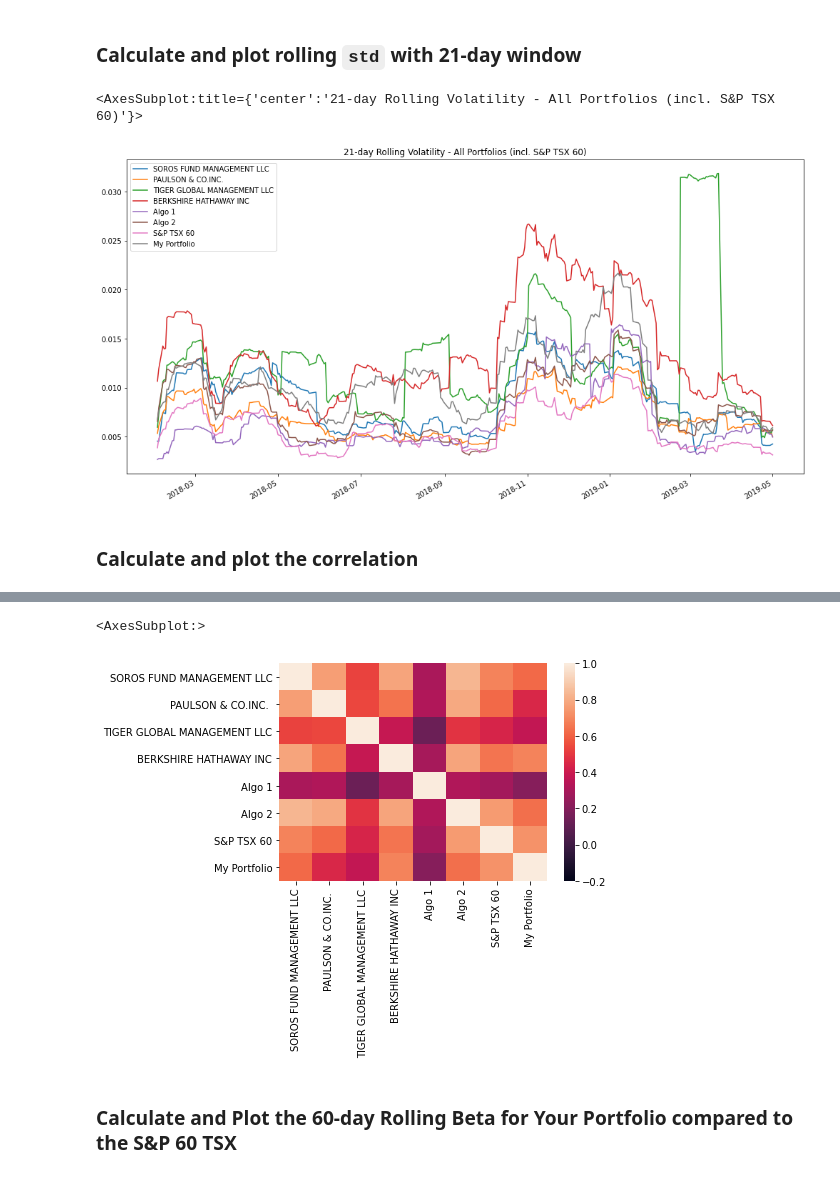
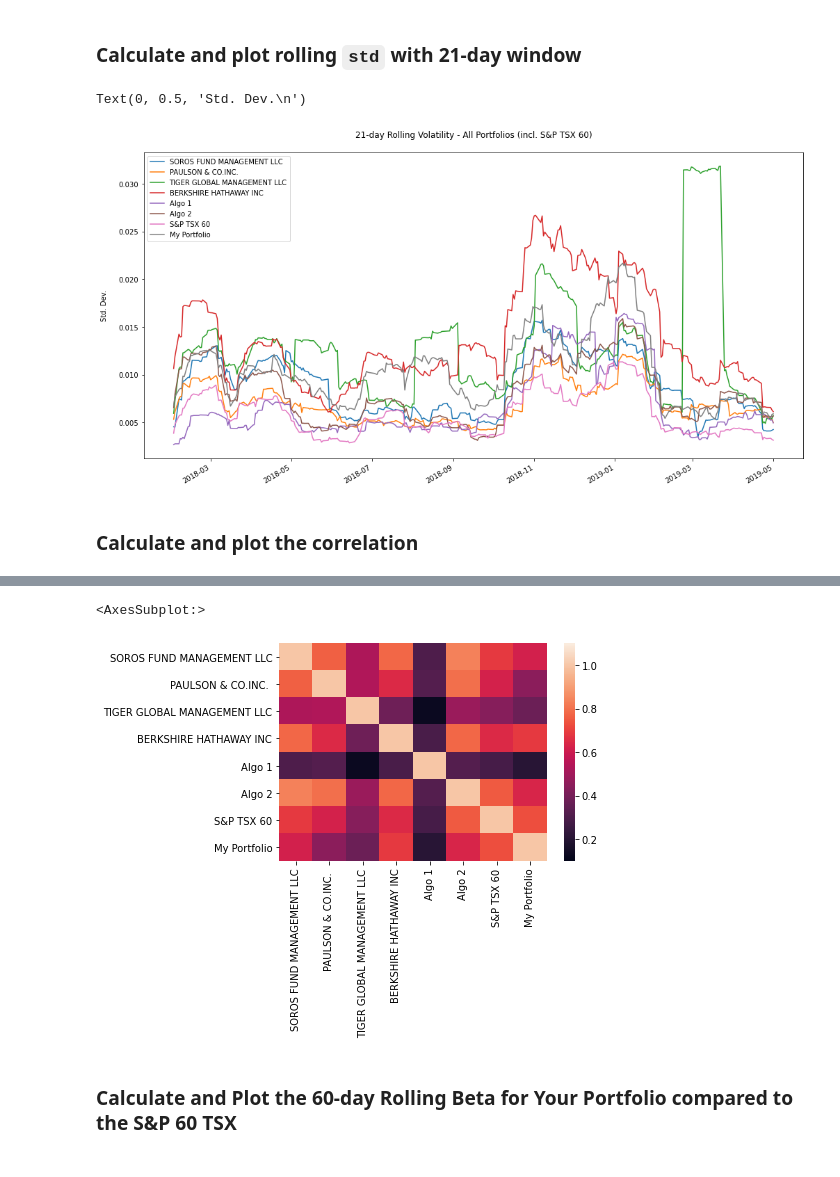
Before and after one commit to aylwarda/fintech-pandas-analysis, a Jupyter notebook: whale_analysis.ipynb, the cells around one changed output, grey strips where cells are left out. Drawn from its saved outputs; the diff is of its cells as text; code cells hidden in the pictures.

```diff
--- a/whale_analysis.ipynb
+++ b/whale_analysis.ipynb
@@ -801,10 +836,11 @@ dtype: float64
 final_rets_roll21_std = final_returns.rolling(window=21).std()
 
 # Plot rolling standard deviation
-final_rets_roll21_std.plot(figsize=(17,9), title="21-day Rolling Volatility - All Portfolios (incl. S&P TSX 60)")
+final_rets_roll21_std.plot(figsize=(17,9), \
+                           title="21-day Rolling Volatility - All Portfolios (incl. S&P TSX 60)\n").set_ylabel("Std. Dev.\n")
 # %% [output]
-<AxesSubplot:title={'center':'21-day Rolling Volatility - All Portfolios (incl. S&P TSX 60)'}>
+Text(0, 0.5, 'Std. Dev.\n')
-[figure, old version]
+[figure, new version]
 # %% [markdown]
 ### Calculate and plot the correlation
 # %%
@@ -823,10 +859,10 @@ final_returns.corr()
 | My Portfolio | 0.621795 | 0.448058 | 0.376420 | 0.687367 | 0.206913 | 0.636529 | ... |
 # %%
 # Calculate and Plot a heatmap for better visual impact
-sns.heatmap(final_returns.corr(), vmin=-0.2, vmax=1)
+sns.heatmap(final_returns.corr(), vmin=0.1, vmax=1.1)
 # %% [output]
 <AxesSubplot:>
-[figure, old version]
+[figure, new version]
 # %% [markdown]
 ### Calculate and Plot the 60-day Rolling Beta for Your Portfolio compared to the S&P 60 TSX
 # %%
```
Also changed, not shown: parts of 33 cells of this notebook, 1 other file.
